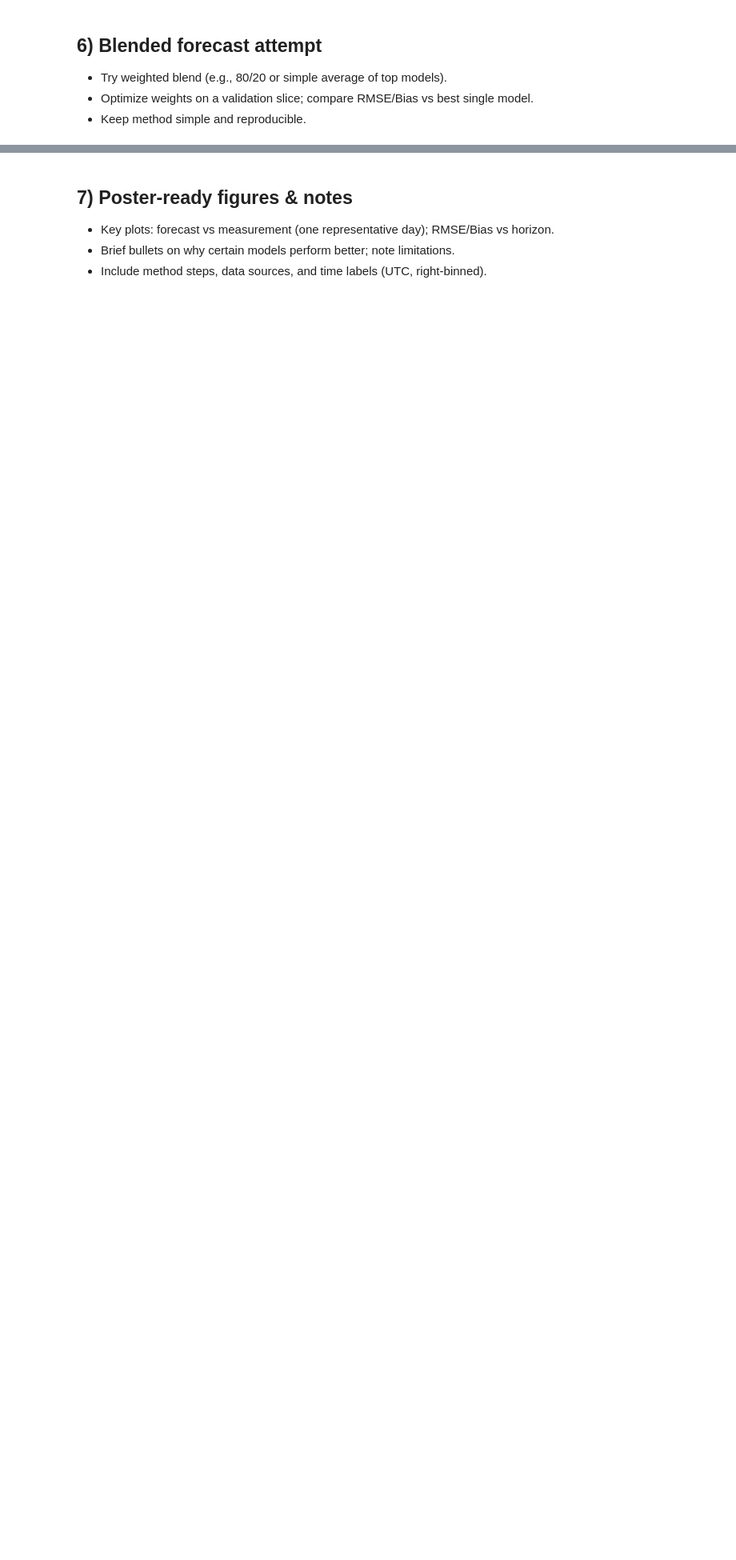
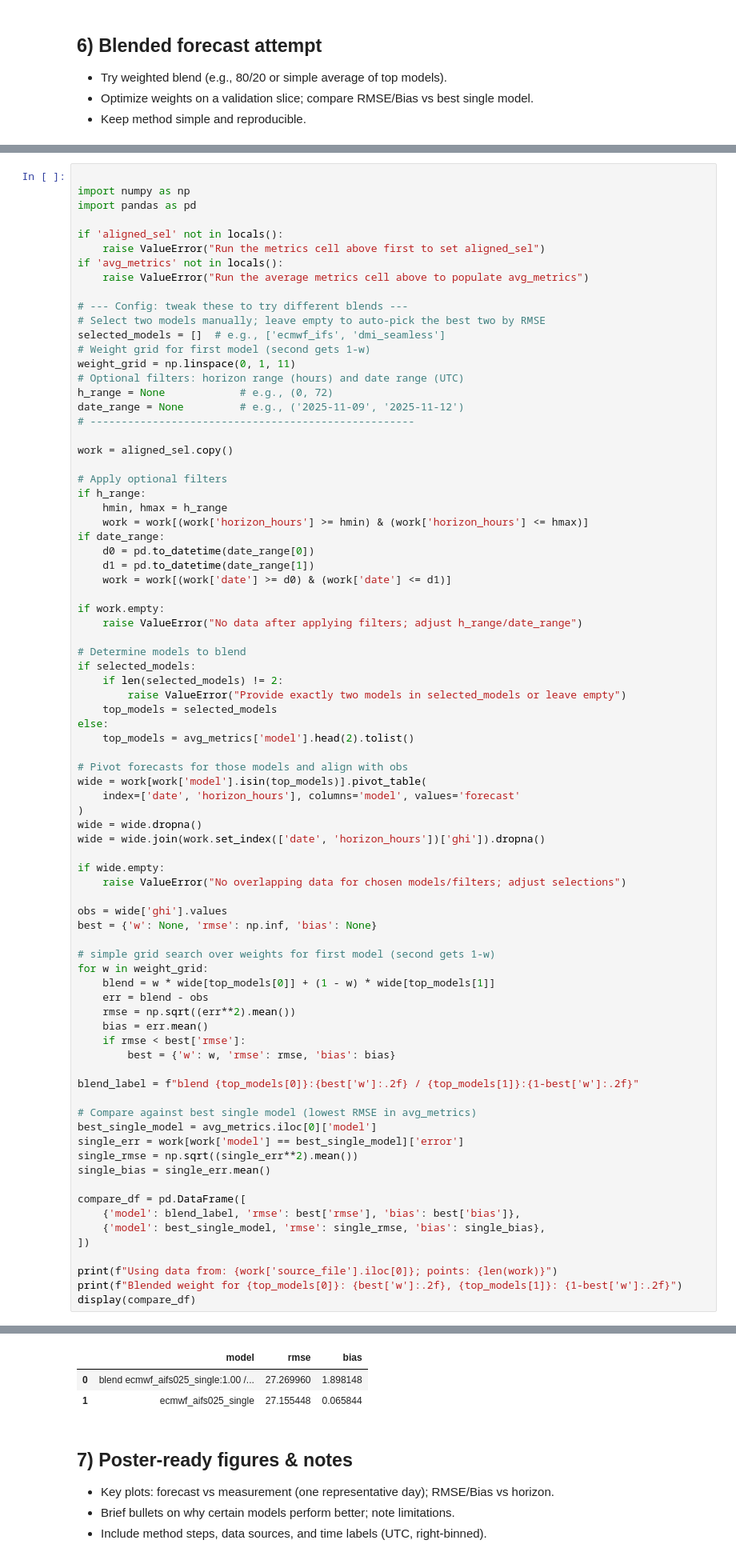
Before and after one commit to Louis2308/Solar-poster, a Jupyter notebook: Forcast_Comparison.ipynb, the cells around one changed output, grey strips where cells are left out. Shown at 80% size. Saved outputs shown, nothing was run; the diff lists cells and outputs as text; blank space fills up the shorter version.

```diff
--- a/Forcast_Comparison.ipynb
+++ b/Forcast_Comparison.ipynb
@@ -369,0 +374,81 @@ Average RMSE/Bias across all forecast files (all horizons)
+# %%
+
+import numpy as np
+import pandas as pd
+
+if 'aligned_sel' not in locals():
+    raise ValueError("Run the metrics cell above first to set aligned_sel")
+if 'avg_metrics' not in locals():
+    raise ValueError("Run the average metrics cell above to populate avg_metrics")
+
+# --- Config: tweak these to try different blends ---
+# Select two models manually; leave empty to auto-pick the best two by RMSE
+selected_models = []  # e.g., ['ecmwf_ifs', 'dmi_seamless']
+# Weight grid for first model (second gets 1-w)
+weight_grid = np.linspace(0, 1, 11)
+# Optional filters: horizon range (hours) and date range (UTC)
+h_range = None            # e.g., (0, 72)
+date_range = None         # e.g., ('2025-11-09', '2025-11-12')
+# ----------------------------------------------------
+
+work = aligned_sel.copy()
+
+# Apply optional filters
+if h_range:
+    hmin, hmax = h_range
+    work = work[(work['horizon_hours'] >= hmin) & (work['horizon_hours'] <= hmax)]
+if date_range:
+    d0 = pd.to_datetime(date_range[0])
+    d1 = pd.to_datetime(date_range[1])
+    work = work[(work['date'] >= d0) & (work['date'] <= d1)]
+
+if work.empty:
+    raise ValueError("No data after applying filters; adjust h_range/date_range")
+
+# Determine models to blend
+if selected_models:
+    if len(selected_models) != 2:
+        raise ValueError("Provide exactly two models in selected_models or leave empty")
+    top_models = selected_models
+else:
+    top_models = avg_metrics['model'].head(2).tolist()
+
+# Pivot forecasts for those models and align with obs
+wide = work[work['model'].isin(top_models)].pivot_table(
+    index=['date', 'horizon_hours'], columns='model', values='forecast'
+)
+wide = wide.dropna()
+wide = wide.join(work.set_index(['date', 'horizon_hours'])['ghi']).dropna()
+
+if wide.empty:
+    raise ValueError("No overlapping data for chosen models/filters; adjust selections")
+
+obs = wide['ghi'].values
+best = {'w': None, 'rmse': np.inf, 'bias': None}
+
+# simple grid search over weights for first model (second gets 1-w)
+for w in weight_grid:
+    blend = w * wide[top_models[0]] + (1 - w) * wide[top_models[1]]
+    err = blend - obs
+    rmse = np.sqrt((err**2).mean())
+    bias = err.mean()
+    if rmse < best['rmse']:
+        best = {'w': w, 'rmse': rmse, 'bias': bias}
+
+blend_label = f"blend {top_models[0]}:{best['w']:.2f} / {top_models[1]}:{1-best['w']:.2f}"
+
+# Compare against best single model (lowest RMSE in avg_metrics)
+best_single_model = avg_metrics.iloc[0]['model']
+single_err = work[work['model'] == best_single_model]['error']
+single_rmse = np.sqrt((single_err**2).mean())
+single_bias = single_err.mean()
+
+compare_df = pd.DataFrame([
+    {'model': blend_label, 'rmse': best['rmse'], 'bias': best['bias']},
+    {'model': best_single_model, 'rmse': single_rmse, 'bias': single_bias},
+])
+
+print(f"Using data from: {work['source_file'].iloc[0]}; points: {len(work)}")
+print(f"Blended weight for {top_models[0]}: {best['w']:.2f}, {top_models[1]}: {1-best['w']:.2f}")
+display(compare_df)
+# %% [output]
@@ -370,3 +457,6 @@ Average RMSE/Bias across all forecast files (all horizons)
+|  | model | rmse | bias |
+| 0 | blend ecmwf_aifs025_single:1.00 /... | 27.269960 | 1.898148 |
+| 1 | ecmwf_aifs025_single | 27.155448 | 0.065844 |
 # %% [markdown]
 
 ## 7) Poster-ready figures & notes
```
Also changed, not shown: parts of 2 cells of this notebook.
